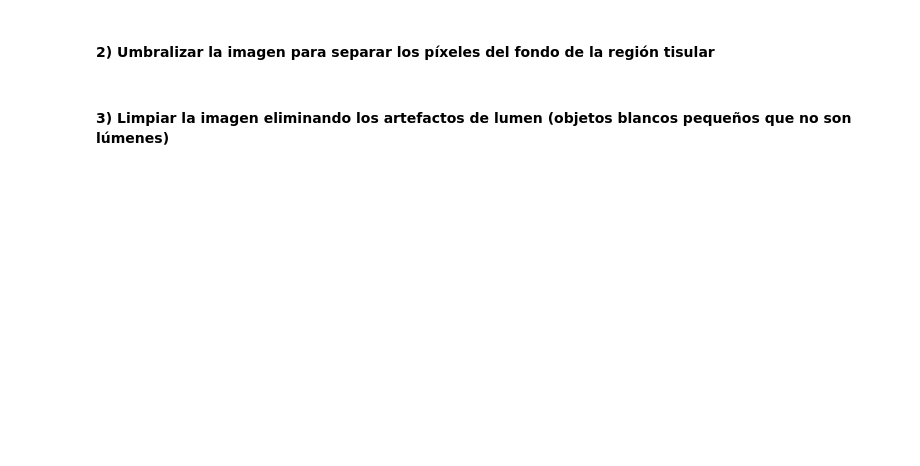
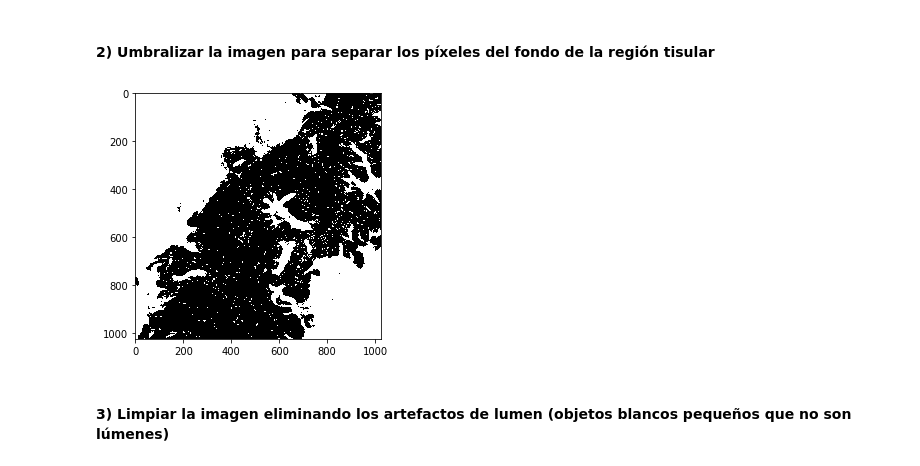
Before and after one commit to mariachurches/AprendizajeSupervisado, a Jupyter notebook: Enunciado_C1_P1/Actividad_C1_P1.ipynb, the cells around one changed output. Cells and saved outputs as stored; diff of their text form; code cells hidden in the pictures; blank space fills up the shorter version.

```diff
--- a/Enunciado_C1_P1/Actividad_C1_P1.ipynb
+++ b/Enunciado_C1_P1/Actividad_C1_P1.ipynb
@@ -18,8 +46,16 @@
 # %%
 # Aplicar un filtro gaussiano de tamaño 5x5 y después utilizar el método de Otsu de manera que
 # los píxeles correspondientes al lumen y al background de la imagen sean 1s y el resto de los píxeles tengan un valor de 0.
 # Nota: Recordar que el método de Otsu requiere como input una imagen en el rango [0-255] en formato "uint8".
 # Visualizar la máscara resultante
+import cv2
+
+img_gaus = cv2.GaussianBlur(gray_img, (5,5), 0)
+t, mask  = cv2.threshold(img_gaus,0,255,cv2.THRESH_OTSU)
+io.imshow(mask)
+io.show()
+# %% [output]
+[figure, added]
 # %% [markdown]
 #### 3) Limpiar la imagen eliminando los artefactos de lumen (objetos blancos pequeños que no son lúmenes)
 # %%
```
Also changed, not shown: parts of 4 cells of this notebook.
